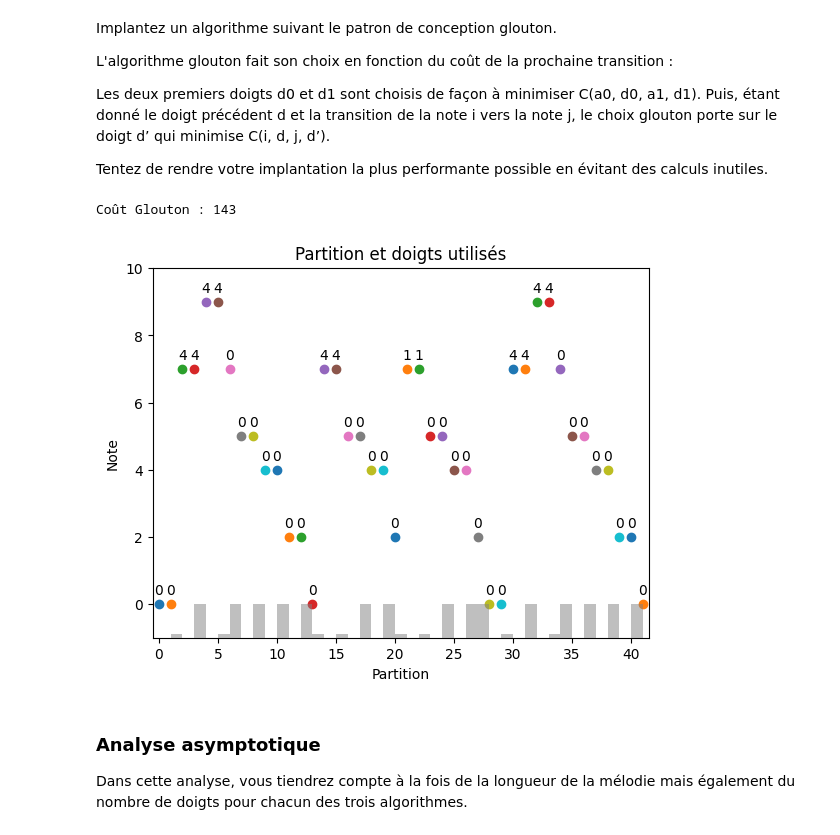
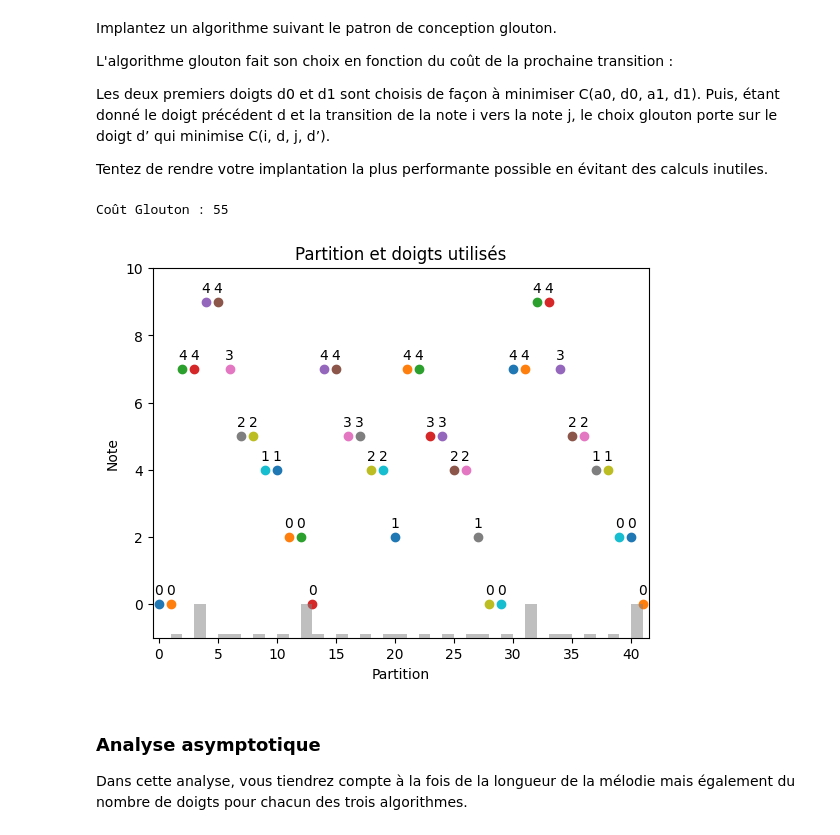
Before and after one commit to simden012/INF8775_Labs, a Jupyter notebook: TP2/TP2-H24.ipynb, the cells around one changed output. Saved outputs shown, nothing was run; the diff lists cells and outputs as text; code cells hidden in the pictures.

Commit message:
algo dynamique, able to retract cost optimal, but not solution optimal yet

```diff
--- a/TP2/TP2-H24.ipynb
+++ b/TP2/TP2-H24.ipynb
@@ -278,26 +279,32 @@ minimise C(i, d, j, d’).
 
 Tentez de rendre votre implantation la plus performante possible en évitant des calculs inutiles.
 # %%
-import sys
-def glouton(partition):
+def glouton(partition, doigts = D):
     solution = [0]
     for i in range(1, len(partition)):
         smallest_cost = sys.maxsize
         next_finger = solution[i-1]
-        for j in range(D):
-            next_finger_cost = costs[partition[i-1], solution[i-1], partition[i], j]
-            if next_finger_cost < smallest_cost:
-                smallest_cost = next_finger_cost
-                next_finger = j
+        if partition[i] <= partition[i - 1]:
+            for j in range(doigts):
+                next_finger_cost = costs[partition[i-1], solution[i-1], partition[i], j]
+                if next_finger_cost <= smallest_cost:
+                    smallest_cost = next_finger_cost
+                    next_finger = j
+        else:
+            for j in range(doigts-1, 0, -1):
+                next_finger_cost = costs[partition[i-1], solution[i-1], partition[i], j]
+                if next_finger_cost <= smallest_cost:
+                    smallest_cost = next_finger_cost
+                    next_finger = j
         solution.append(next_finger)
     return solution
-# return costs[prevNotes, prevFingers, nextNotes, nextFingers]
+
 solutionGlouton = glouton(partition)
 print("Coût Glouton :", getTotalCost(costs, partition, solutionGlouton))
 visualize_solution(costs, partition, solutionGlouton)
 # %% [output]
-Coût Glouton : 143
+Coût Glouton : 55
-[figure, old version]
+[figure, new version]
 # %% [markdown]
 ### Analyse asymptotique
 
```
Also changed, not shown: parts of 3 cells of this notebook.
